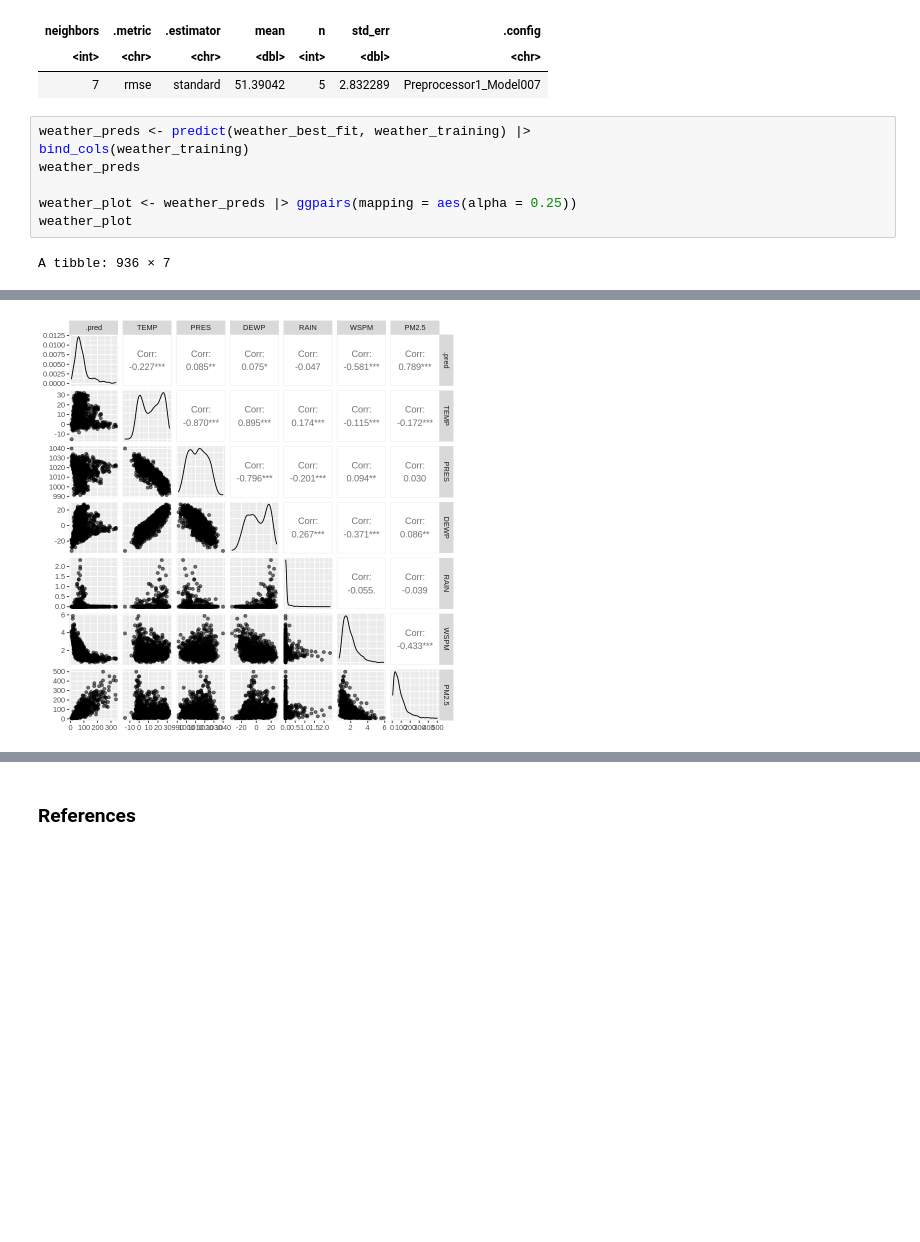
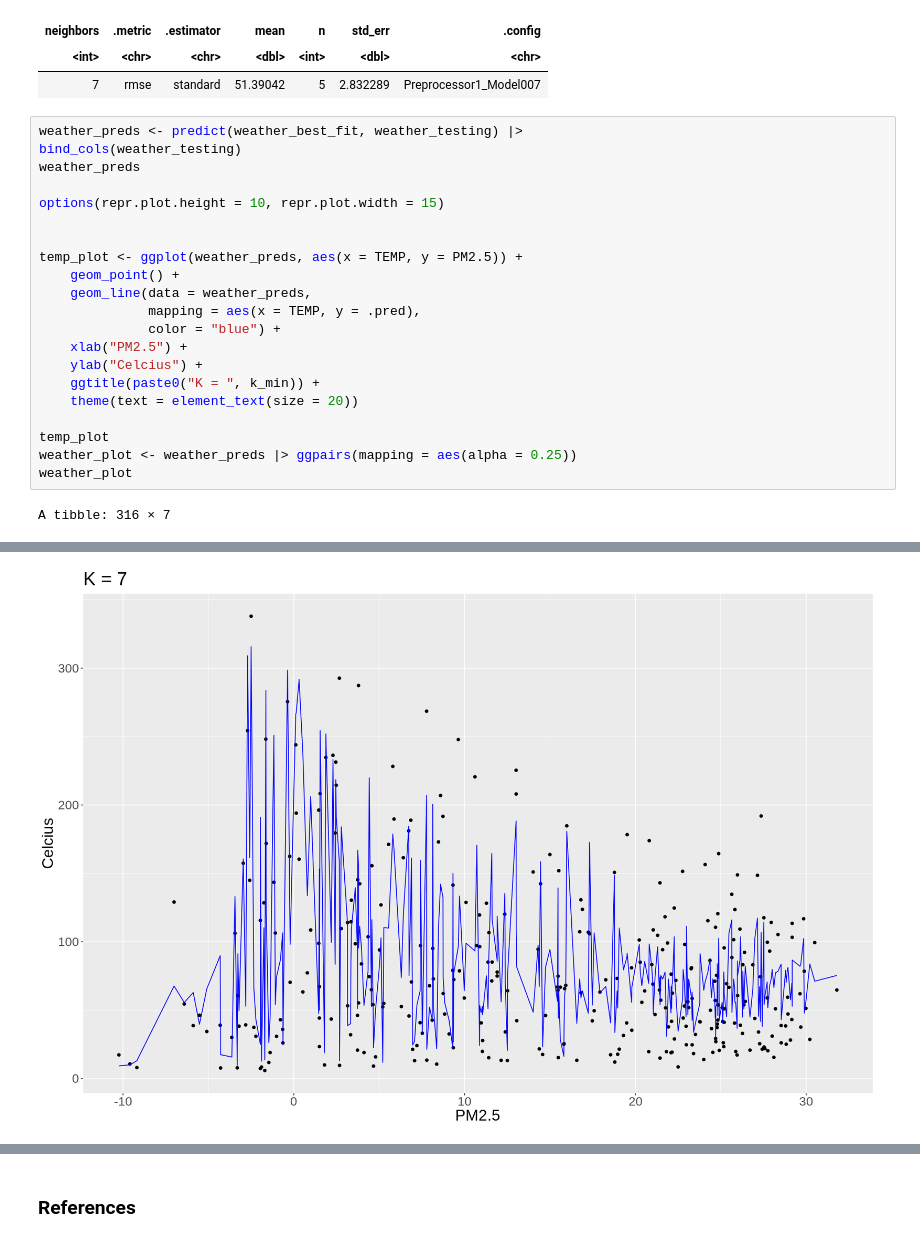
Before and after one commit to Noname397/dsci100groupproject96, a Jupyter notebook: Final Project.ipynb, the cells around one changed output, grey strips where cells are left out. Saved outputs shown, nothing was run; the diff lists cells and outputs as text; blank space fills up the shorter version.

```diff
--- a/Final Project.ipynb
+++ b/Final Project.ipynb
@@ -233,13 +218,27 @@ A tibble: 1 × 7
 | <int> | <chr> | <chr> | <dbl> | <int> | <dbl> | <chr> |
 | 7 | rmse | standard | 51.39042 | 5 | 2.832289 | Preprocessor1_Model007 |
 # %%
-weather_preds <- predict(weather_best_fit, weather_training) |>
-bind_cols(weather_training)
+weather_preds <- predict(weather_best_fit, weather_testing) |>
+bind_cols(weather_testing)
 weather_preds
 
+options(repr.plot.height = 10, repr.plot.width = 15)
+
+
+temp_plot <- ggplot(weather_preds, aes(x = TEMP, y = PM2.5)) +
+    geom_point() +
+    geom_line(data = weather_preds,
+              mapping = aes(x = TEMP, y = .pred),
+              color = "blue") +
+    xlab("PM2.5") +
+    ylab("Celcius") +
+    ggtitle(paste0("K = ", k_min)) +
+    theme(text = element_text(size = 20))
+
+temp_plot
 weather_plot <- weather_preds |> ggpairs(mapping = aes(alpha = 0.25))
 weather_plot
 # %% [output]
-A tibble: 936 × 7
+A tibble: 316 × 7
 | .pred | TEMP | PRES | DEWP | RAIN | WSPM | PM2.5 |
 | <dbl> | <dbl> | <dbl> | <dbl> | <dbl> | <dbl> | <dbl> |
@@ -253 +252 @@ A tibble: 936 × 7
-[figure, old version]
+[figure, new version]
```
Also changed, not shown: parts of 9 cells of this notebook.
